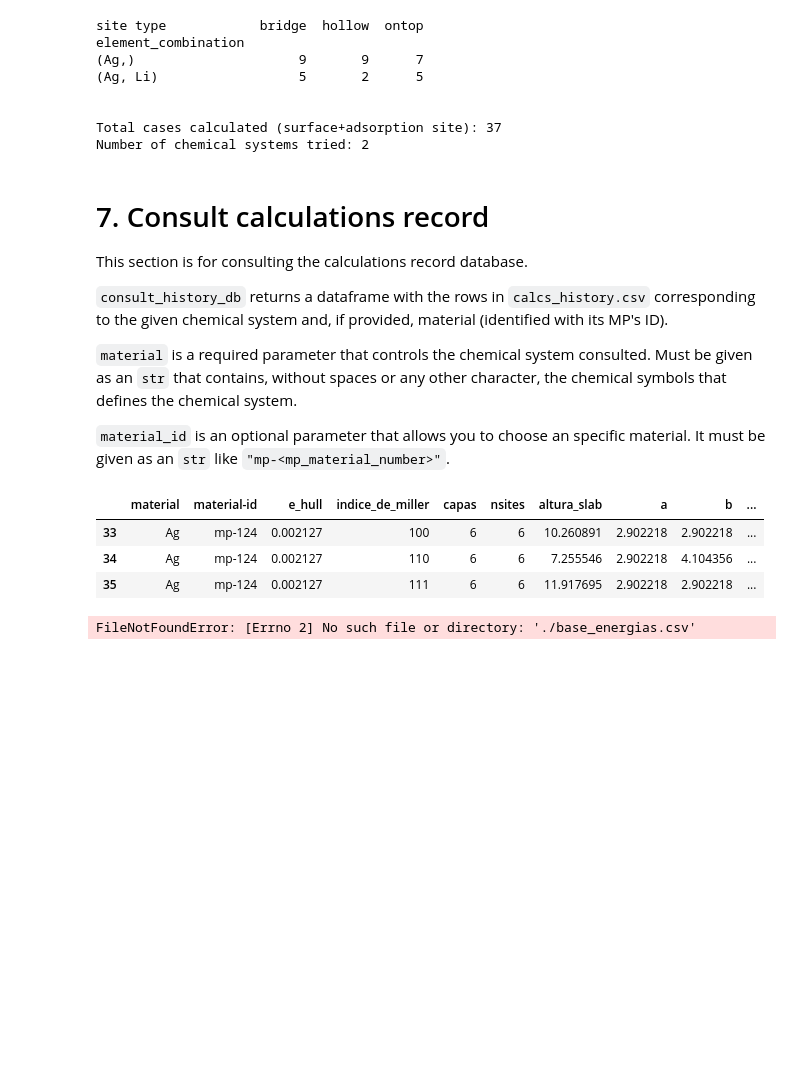
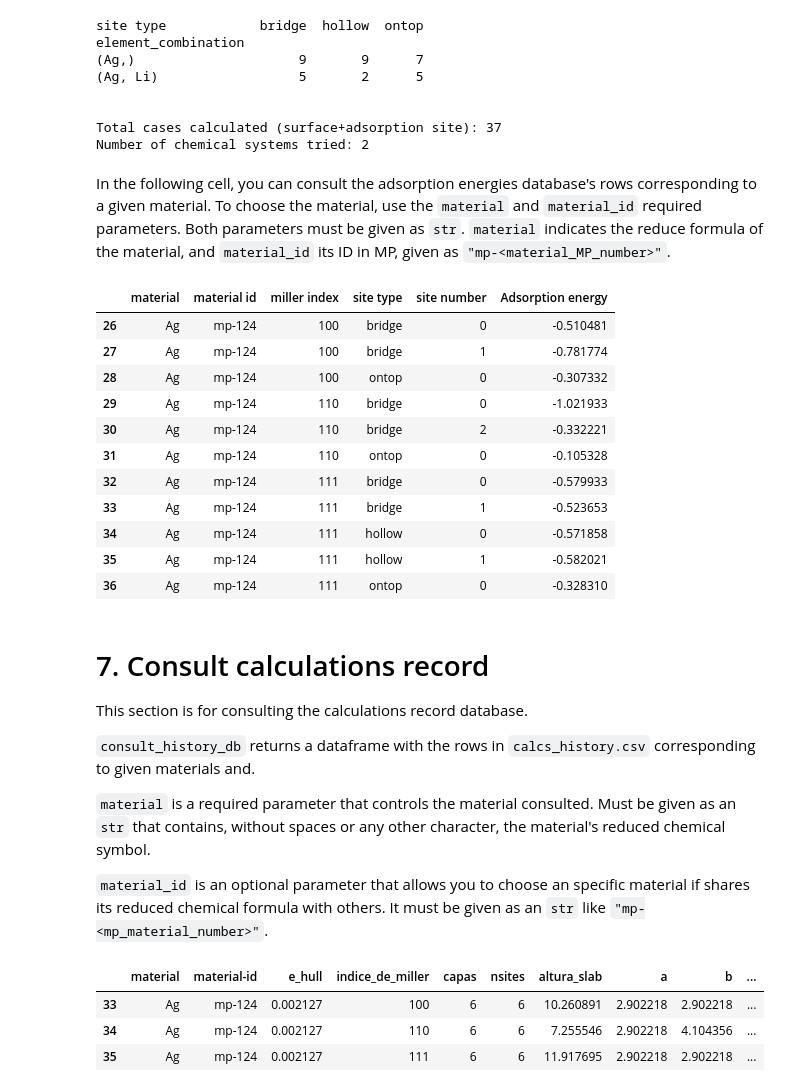
Before and after one commit to edu97castro/Li_Adsorption_ML, a Jupyter notebook: run_adsorption_calc.ipynb, the cells around one changed output. Drawn from its saved outputs; the diff is of its cells as text; code cells hidden in the pictures; blank space fills up the shorter version.

Commit message:
Update sections 6 and 7 in run_adsorption_calc
Add expalantions and translations into english in section 7. Fix documentation in section 6.

```diff
--- a/run_adsorption_calc.ipynb
+++ b/run_adsorption_calc.ipynb
@@ -197,16 +197,37 @@ element_combination
 
 Total cases calculated (surface+adsorption site): 37
 Number of chemical systems tried: 2
+# %% [markdown]
+In the following cell, you can consult the adsorption energies database's rows corresponding to a given material. To choose the material, use the `material` and `material_id` required parameters. Both parameters must be given as `str`. `material` indicates the reduce formula of the material, and `material_id` its ID in MP, given as `"mp-<material_MP_number>"`.
+# %%
+# Parameters
+material = 'Ag'
+material_id = 'mp-124'
+
+consult_energies_database(material, material_id, energies_csv=energies_csv)
+# %% [output]
+|  | material | material id | miller index | site type | site number | Adsorption energy |
+| 26 | Ag | mp-124 | 100 | bridge | 0 | -0.510481 |
+| 27 | Ag | mp-124 | 100 | bridge | 1 | -0.781774 |
+| 28 | Ag | mp-124 | 100 | ontop | 0 | -0.307332 |
+| 29 | Ag | mp-124 | 110 | bridge | 0 | -1.021933 |
+| 30 | Ag | mp-124 | 110 | bridge | 2 | -0.332221 |
+| 31 | Ag | mp-124 | 110 | ontop | 0 | -0.105328 |
+| 32 | Ag | mp-124 | 111 | bridge | 0 | -0.579933 |
+| 33 | Ag | mp-124 | 111 | bridge | 1 | -0.523653 |
+| 34 | Ag | mp-124 | 111 | hollow | 0 | -0.571858 |
+| 35 | Ag | mp-124 | 111 | hollow | 1 | -0.582021 |
+| 36 | Ag | mp-124 | 111 | ontop | 0 | -0.328310 |
 # %% [markdown]
 # 7. Consult calculations record
 
 This section is for consulting the calculations record database.
 
-`consult_history_db` returns a dataframe with the rows in `calcs_history.csv` corresponding to the given chemical system and, if provided, material (identified with its MP's ID).
+`consult_history_db` returns a dataframe with the rows in `calcs_history.csv` corresponding to given materials and.
 
-`material` is a required parameter that controls the chemical system consulted. Must be given as an `str` that contains, without spaces or any other character, the chemical symbols that defines the chemical system.
+`material` is a required parameter that controls the material consulted. Must be given as an `str` that contains, without spaces or any other character, the material's reduced chemical symbol.
 
-`material_id` is an optional parameter that allows you to choose an specific material. It must be given as an `str` like `"mp-<mp_material_number>"`.
+`material_id` is an optional parameter that allows you to choose an specific material if shares its reduced chemical formula with others. It must be given as an `str` like `"mp-<mp_material_number>"`.
 # %%
 # Parameter
 material = 'Ag'
@@ -221,11 +242,3 @@ display(mat_summary)
 | 33 | Ag | mp-124 | 0.002127 | 100 | 6 | 6 | 10.260891 | 2.902218 | 2.902218 | ... |
 | 34 | Ag | mp-124 | 0.002127 | 110 | 6 | 6 | 7.255546 | 2.902218 | 4.104356 | ... |
 | 35 | Ag | mp-124 | 0.002127 | 111 | 6 | 6 | 11.917695 | 2.902218 | 2.902218 | ... |
-# %%
-# Parameters
-material = 'Ag'
-material_id = 'mp-124'
-
-consult_energies_database(material, material_id)
-# %% [output]
-FileNotFoundError: [Errno 2] No such file or directory: './base_energias.csv'
```
